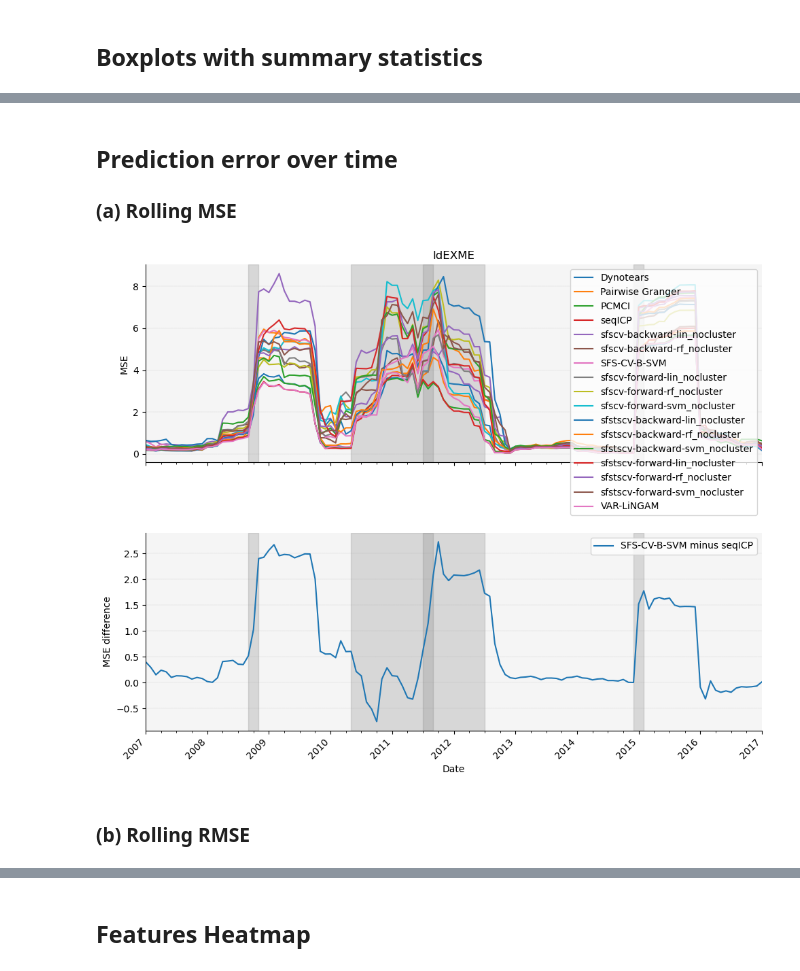
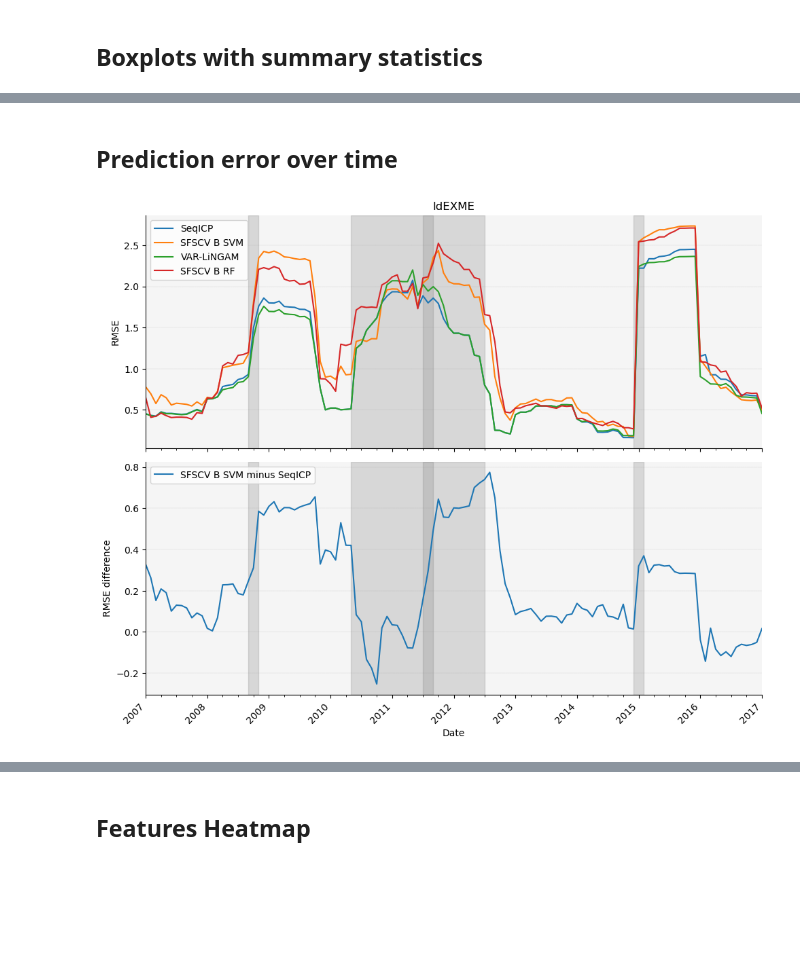
Before and after one commit to dcuoliveira/cml-fin, a Jupyter notebook: src/results_report_forecasting.ipynb, the cells around one changed output, grey strips where cells are left out. Drawn from its saved outputs; the diff is of its cells as text; code cells hidden in the pictures; blank space fills up the shorter version.

```diff
--- a/src/results_report_forecasting.ipynb
+++ b/src/results_report_forecasting.ipynb
@@ -351,85 +366,61 @@ for m in metric_names:
 # %% [markdown]
 ## Prediction error over time
-
-### (a) Rolling MSE
 # %%
-# SPY, XLP, XLK, XLY, XLF, XLB, XLI
+selected_models = ["SeqICP", "SFSCV B SVM", "VAR-LiNGAM", "SFSCV B RF"]
+benchmark_name = "SFSCV B SVM"
+causal_name = "SeqICP"
+rolling_metric_name = "rolling_rmse"
 
-benchmark_name = "sfscv-backward-svm_nocluster"
-causal_name = "seqICP_nocluster"
-
-selected_models = fs_methods.copy()
-
-rename_fs = {
-    "sfscv-backward-svm_nocluster": "SFS-CV-B-SVM",
-    "dynotears_nocluster": "Dynotears",
-    "pairwise-granger_nocluster": "Pairwise Granger",
-    "seqICP_nocluster": "seqICP",
-    # "multivariate-granger_nocluster": "Multivariate Granger",
-    # "var-lingam_rollingkmeans_k5_rank": "Modified VAR-LiNGAM",
-    "var-lingam_nocluster": "VAR-LiNGAM",
-    "pcmci_nocluster": "PCMCI"
-}
-
-column_name = f"{rename_fs[benchmark_name]} minus {rename_fs[causal_name]}"
+column_name = f"{benchmark_name} minus {causal_name}"
 
 for etf in all_rolling_metrics_df["etf"].unique():
-    etf_rolling_metrics_df = all_rolling_metrics_df.loc[(all_rolling_metrics_df["etf"] == etf)&(all_rolling_metrics_df["variable"]=="rolling_mse")].pivot_table(index=["date"], columns=["fs"], values=["value"])
-    # etf_rolling_metrics_df = all_rolling_metrics_df.loc[(all_rolling_metrics_df["etf"] == etf)&(all_rolling_metrics_df["variable"]=="rolling_mse")&(all_rolling_metrics_df["fs"].isin(selected_models))].pivot_table(index=["date"], columns=["fs"], values=["value"])
+    etf_rolling_metrics_df = all_rolling_metrics_df.loc[(all_rolling_metrics_df["etf"] == etf)&(all_rolling_metrics_df["variable"]==rolling_metric_name)].pivot_table(index=["date"], columns=["fs"], values=["value"])
     etf_rolling_metrics_df.columns = etf_rolling_metrics_df.columns.droplevel()
+    etf_rolling_metrics_df = etf_rolling_metrics_df[selected_models]
     etf_rolling_metrics_df[column_name] = etf_rolling_metrics_df[benchmark_name] - etf_rolling_metrics_df[causal_name]
-    etf_rolling_metrics_df = etf_rolling_metrics_df.rename(columns=rename_fs)
 
      # Plotting
     fig, axs = plt.subplots(2, 1, figsize=(10, 8), sharex=True)
 
     # Plotting on the upper subplot
     etf_rolling_metrics_df.drop([column_name], axis=1).plot(ax=axs[0])
-    axs[0].set_title(f'{etf}')
-    axs[0].set_ylabel('MSE')
-    axs[0].legend(loc='upper right')
+    axs[0].set_ylabel('RMSE')
+    axs[0].legend(loc='upper left')
     axs[0].grid(True, axis='y', which='major', linestyle='--', linewidth='0.1', color='gray')
     axs[0].set_facecolor('whitesmoke')
     axs[0].spines['top'].set_visible(False)
     axs[0].spines['right'].set_visible(False)
 
     # Plotting on the lower subplot
     etf_rolling_metrics_df[column_name].plot(ax=axs[1])
     axs[1].set_xlabel('Date')
-    axs[1].set_ylabel('MSE difference')
-    axs[1].legend(loc='upper right')
+    axs[1].set_ylabel('RMSE difference')
+    axs[1].legend(loc='upper left')
     axs[1].grid(True, axis='y', which='major', linestyle='--', linewidth='0.1', color='gray')
     axs[1].set_facecolor('whitesmoke')
     axs[1].spines['top'].set_visible(False)
     axs[1].spines['right'].set_visible(False)
 
     # Add shaded regions for each event
     for event_name, date in event_dates:
         start_date, end_date = date[0], date[1]
         axs[0].axvspan(pd.to_datetime(start_date), pd.to_datetime(end_date), color='grey', alpha=0.25)
         axs[1].axvspan(pd.to_datetime(start_date), pd.to_datetime(end_date), color='grey', alpha=0.25)
 
-        #  # Check if the event is GFC and add text label
-        # if (event_name == "GFC") or (event_name == "COVID-19"):
-        #     mid_point = pd.to_datetime(start_date) + (pd.to_datetime(end_date) - pd.to_datetime(start_date)) / 2
-        #     axs[0].text(mid_point, axs[0].get_ylim()[1] * 0.55, event_name, horizontalalignment='center', verticalalignment='top', color='black', fontsize=10)
-        #     axs[1].text(mid_point, axs[1].get_ylim()[1] * 0.55, event_name, horizontalalignment='center', verticalalignment='top', color='black', fontsize=10)
-
-
     # Set x-ticks to yearly frequency, adjust as necessary
     tick_positions = pd.date_range(start=etf_rolling_metrics_df.index.min(), end=etf_rolling_metrics_df.index.max(), freq='AS')
     axs[1].set_xticks(tick_positions)
     axs[1].set_xticklabels([tp.strftime('%Y') for tp in tick_positions], rotation=45, ha='right')
 
     # Adjust layout for better visualization
     plt.tight_layout()
 
     # Export plot
-    fig.savefig(os.path.join(results_path, f'{etf}_rolling_mse.png'))
+    fig.savefig(os.path.join(results_path, f'{etf}_rolling_rmse.png'))
+
+    axs[0].set_title(f'{etf}')
 
     # Show the plot
     plt.show()
 # %% [output]
-[figure, old version]
+[figure, new version]
-# %% [markdown]
-### (b) Rolling RMSE
```
Also changed, not shown: parts of 20 cells of this notebook.
